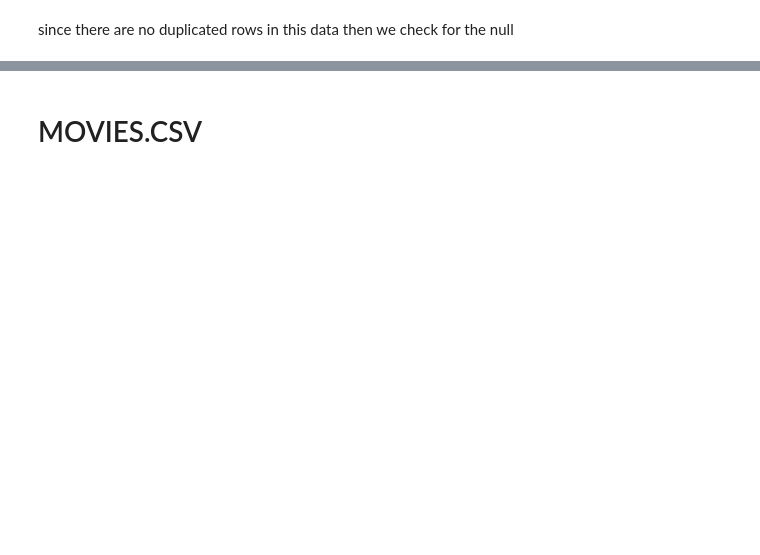
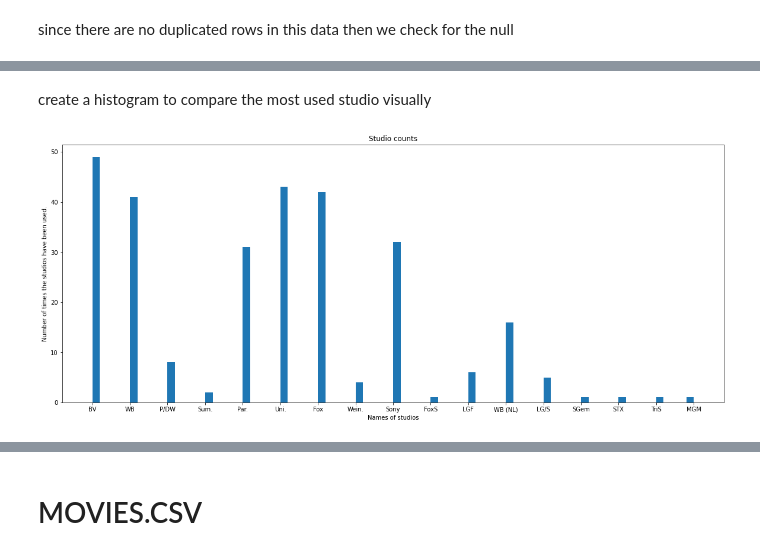
Before and after one commit to Cynthiah-Mulwo/dsc-phase-1-project-v2-4, a Jupyter notebook: student.ipynb, the cells around one changed output, grey strips where cells are left out. Cells and saved outputs as stored; diff of their text form; code cells hidden in the pictures; blank space fills up the shorter version.

```diff
--- a/student.ipynb
+++ b/student.ipynb
@@ -186,0 +196,10 @@ ax.set_title("foreign_gross vs year");
+# %% [markdown]
+create a histogram to compare the most used studio visually
+# %%
+fig, ax = plt.subplots(figsize = (20,8))
+ax.hist(df.studio, bins = 80)
+ax.set_xlabel('Names of studios')
+ax.set_ylabel('Number of times the studios have been used.')
+ax.set_title('Studio counts');
+# %% [output]
+[figure, added]
```
Also changed, not shown: parts of 82 cells of this notebook.
